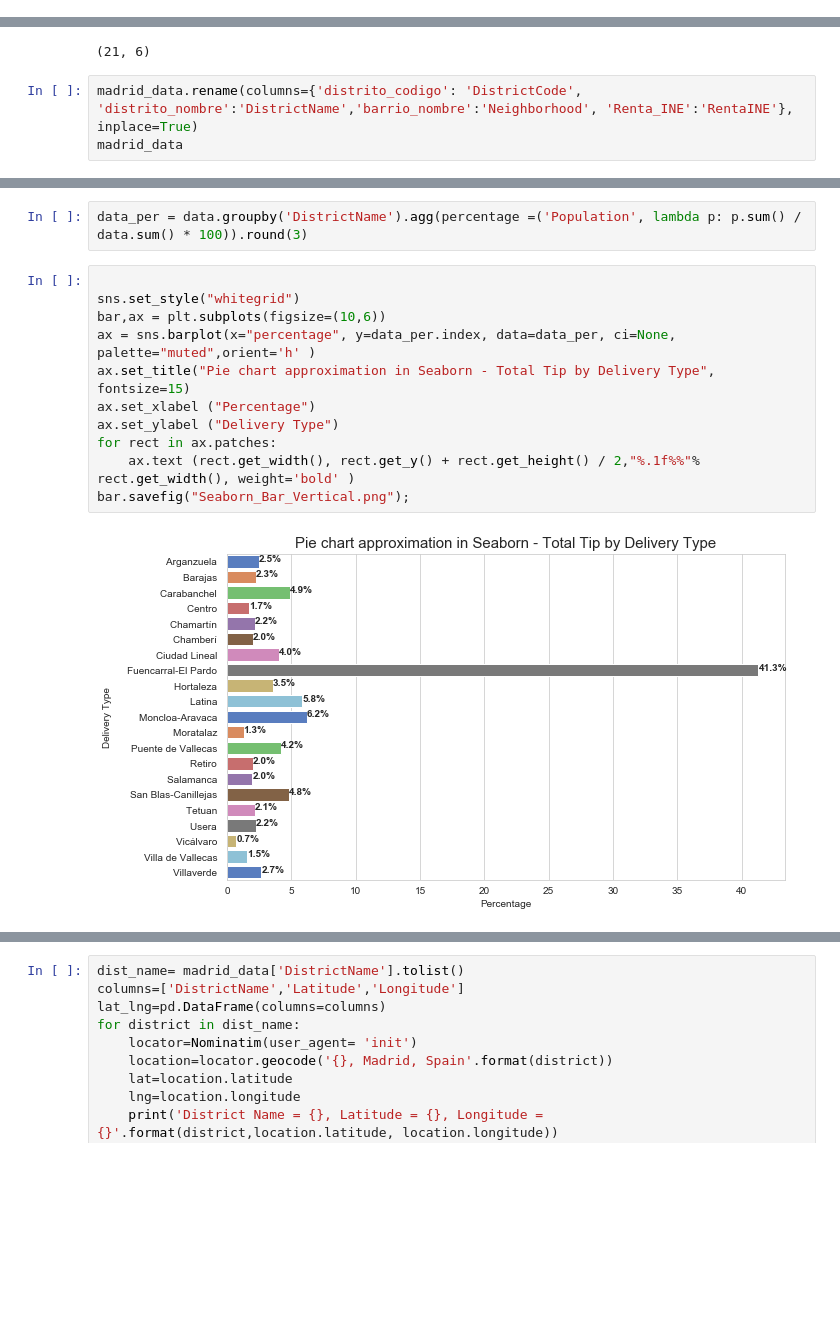
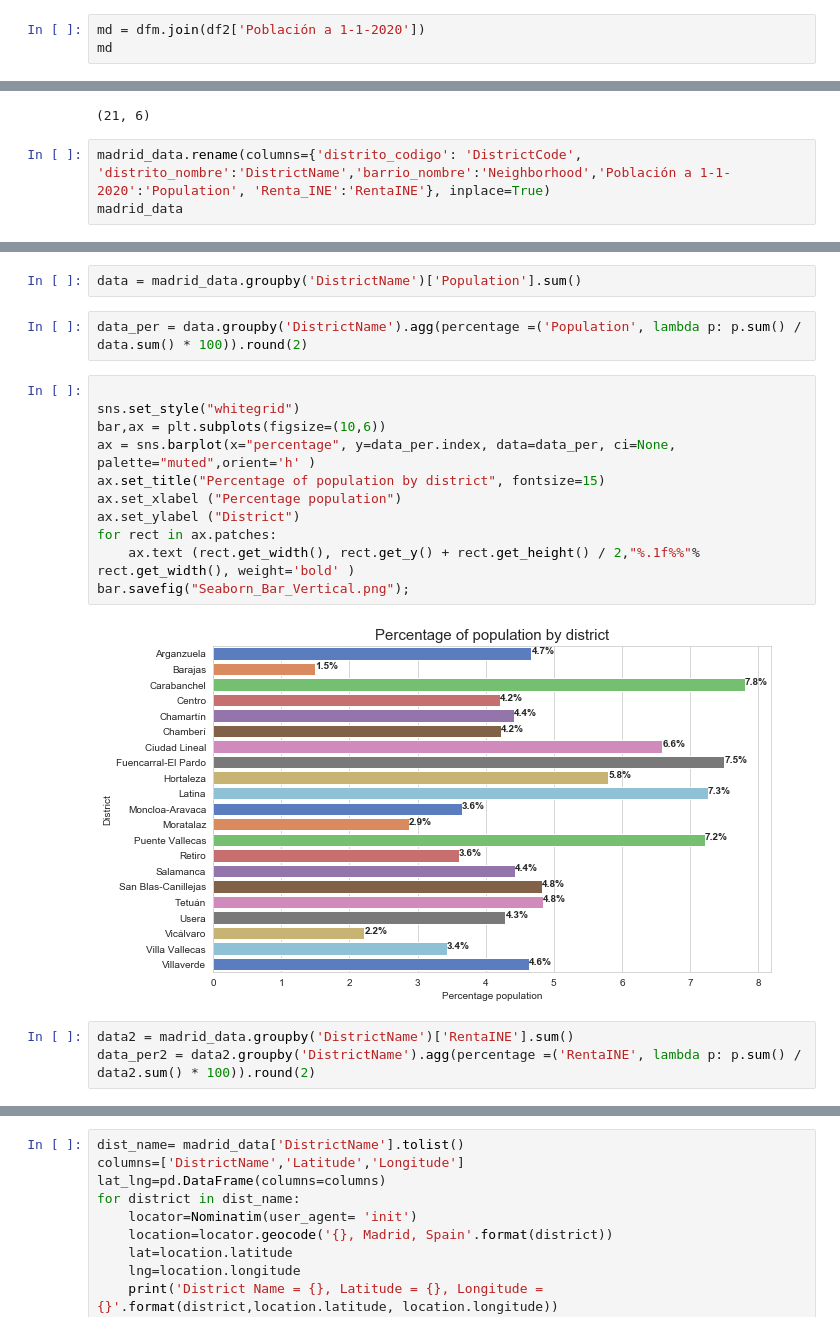
Before and after one commit to LourdesRodriguez/Applied_Data_Science_Capstone, a Jupyter notebook: 20201225_TheBattleofNeighborhoods.ipynb, the cells around one changed output, grey strips where cells are left out. Cells and saved outputs as stored; diff of their text form; blank space fills up the shorter version.

```diff
--- a/20201225_TheBattleofNeighborhoods.ipynb
+++ b/20201225_TheBattleofNeighborhoods.ipynb
@@ -209,0 +155,3 @@ md
+# %%
+md = dfm.join(df2['Población a 1-1-2020'])
+md
@@ -234,7 +200,7 @@ madrid_data.shape
 # %% [output]
 (21, 6)
 # %%
-madrid_data.rename(columns={'distrito_codigo': 'DistrictCode', 'distrito_nombre':'DistrictName','barrio_nombre':'Neighborhood', 'Renta_INE':'RentaINE'}, inplace=True)
+madrid_data.rename(columns={'distrito_codigo': 'DistrictCode', 'distrito_nombre':'DistrictName','barrio_nombre':'Neighborhood','Población a 1-1-2020':'Population', 'Renta_INE':'RentaINE'}, inplace=True)
 madrid_data
 # %% [output]
 |  | DistrictCode | DistrictName | Neighborhood | Population | RentaINE | AvgHousingPrice |
@@ -269,15 +235,20 @@ madrid_data.describe()
+# %%
+data = madrid_data.groupby('DistrictName')['Population'].sum()
 # %%
-data_per = data.groupby('DistrictName').agg(percentage =('Population', lambda p: p.sum() / data.sum() * 100)).round(3)
+data_per = data.groupby('DistrictName').agg(percentage =('Population', lambda p: p.sum() / data.sum() * 100)).round(2)
 # %%
 
 sns.set_style("whitegrid")
 bar,ax = plt.subplots(figsize=(10,6))
 ax = sns.barplot(x="percentage", y=data_per.index, data=data_per, ci=None, palette="muted",orient='h' )
-ax.set_title("Pie chart approximation in Seaborn - Total Tip by Delivery Type", fontsize=15)
-ax.set_xlabel ("Percentage")
-ax.set_ylabel ("Delivery Type")
+ax.set_title("Percentage of population by district", fontsize=15)
+ax.set_xlabel ("Percentage population")
+ax.set_ylabel ("District")
 for rect in ax.patches:
     ax.text (rect.get_width(), rect.get_y() + rect.get_height() / 2,"%.1f%%"% rect.get_width(), weight='bold' )
 bar.savefig("Seaborn_Bar_Vertical.png");
 # %% [output]
-[figure, old version]
+[figure, new version]
+# %%
+data2 = madrid_data.groupby('DistrictName')['RentaINE'].sum()
+data_per2 = data2.groupby('DistrictName').agg(percentage =('RentaINE', lambda p: p.sum() / data2.sum() * 100)).round(2)
```
Also changed, not shown: parts of 11 cells of this notebook.
